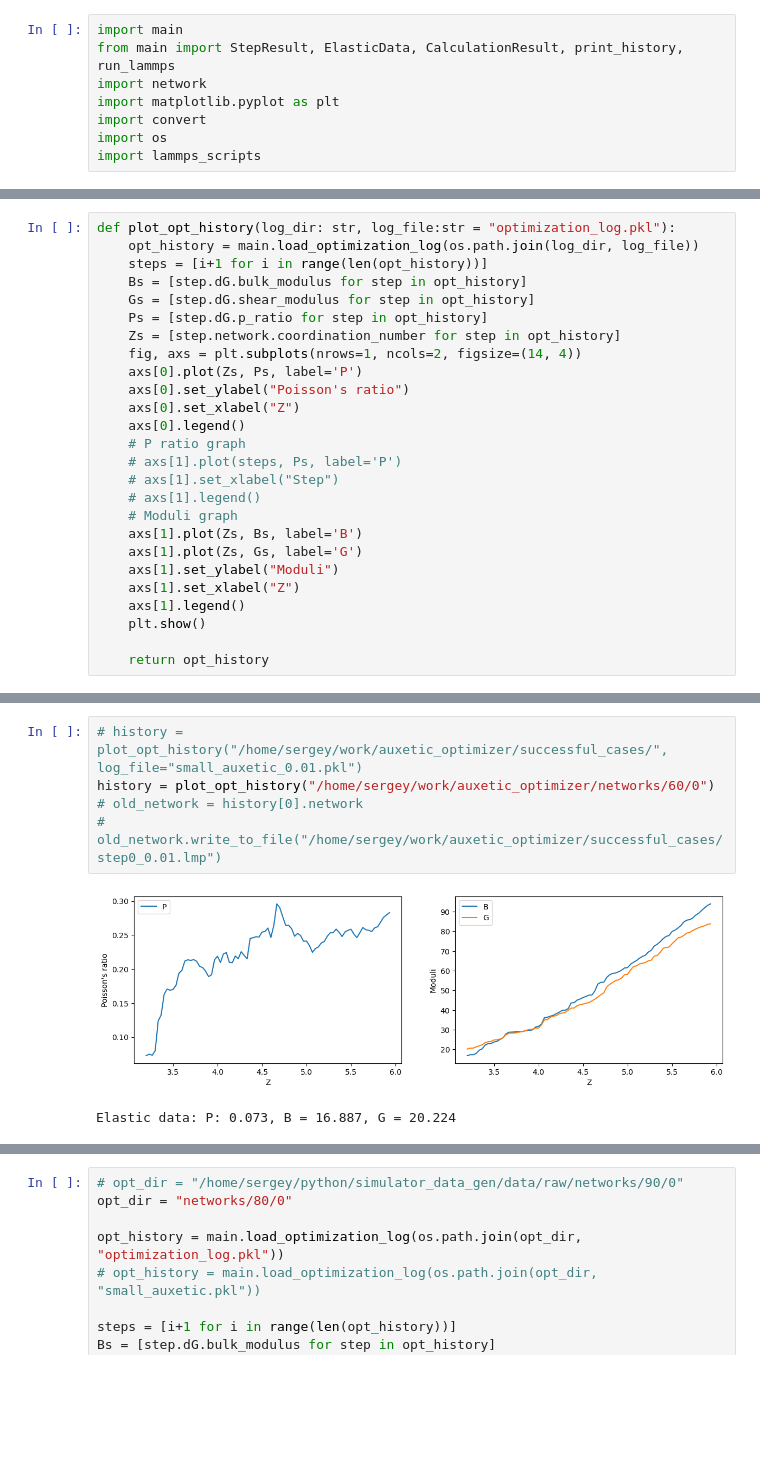
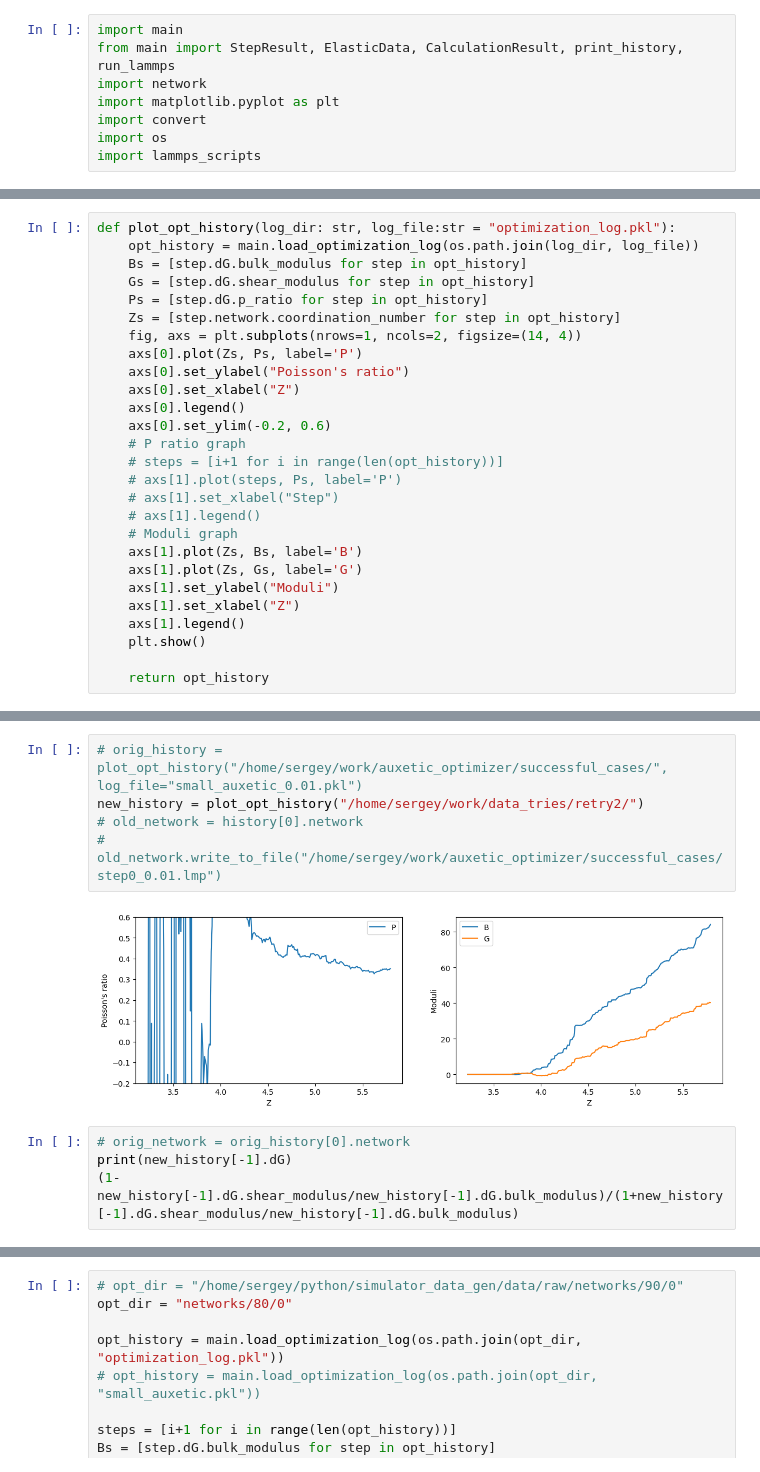
Before and after one commit to Shteingolts/auxetic_optimizer, a Jupyter notebook: test.ipynb, the cells around one changed output, grey strips where cells are left out. Saved outputs shown, nothing was run; the diff lists cells and outputs as text; blank space fills up the shorter version.

```diff
--- a/test.ipynb
+++ b/test.ipynb
@@ -31,7 +9,6 @@ run_lammps(
 # %%
 def plot_opt_history(log_dir: str, log_file:str = "optimization_log.pkl"):
     opt_history = main.load_optimization_log(os.path.join(log_dir, log_file))
-    steps = [i+1 for i in range(len(opt_history))]
     Bs = [step.dG.bulk_modulus for step in opt_history]
     Gs = [step.dG.shear_modulus for step in opt_history]
     Ps = [step.dG.p_ratio for step in opt_history]
@@ -41,7 +18,9 @@ def plot_opt_history(log_dir: str, log_file:str = "optimization_log.pkl"):
     axs[0].set_ylabel("Poisson's ratio")
     axs[0].set_xlabel("Z")
     axs[0].legend()
+    axs[0].set_ylim(-0.2, 0.6)
     # P ratio graph
+    # steps = [i+1 for i in range(len(opt_history))]
     # axs[1].plot(steps, Ps, label='P')
     # axs[1].set_xlabel("Step")
     # axs[1].legend()
@@ -57,8 +51,11 @@ def plot_opt_history(log_dir: str, log_file:str = "optimization_log.pkl"):
 # %%
-# history = plot_opt_history("/home/sergey/work/auxetic_optimizer/successful_cases/", log_file="small_auxetic_0.01.pkl")
-history = plot_opt_history("/home/sergey/work/auxetic_optimizer/networks/60/0")
+# orig_history = plot_opt_history("/home/sergey/work/auxetic_optimizer/successful_cases/", log_file="small_auxetic_0.01.pkl")
+new_history = plot_opt_history("/home/sergey/work/data_tries/retry2/")
 # old_network = history[0].network
 # old_network.write_to_file("/home/sergey/work/auxetic_optimizer/successful_cases/step0_0.01.lmp")
 # %% [output]
-[figure, old version]
+[figure, new version]
-Elastic data: P: 0.073, B = 16.887, G = 20.224
+# %%
+# orig_network = orig_history[0].network
+print(new_history[-1].dG)
+(1-new_history[-1].dG.shear_modulus/new_history[-1].dG.bulk_modulus)/(1+new_history[-1].dG.shear_modulus/new_history[-1].dG.bulk_modulus)
```
Also changed, not shown: parts of 5 cells of this notebook, 3 other files.
